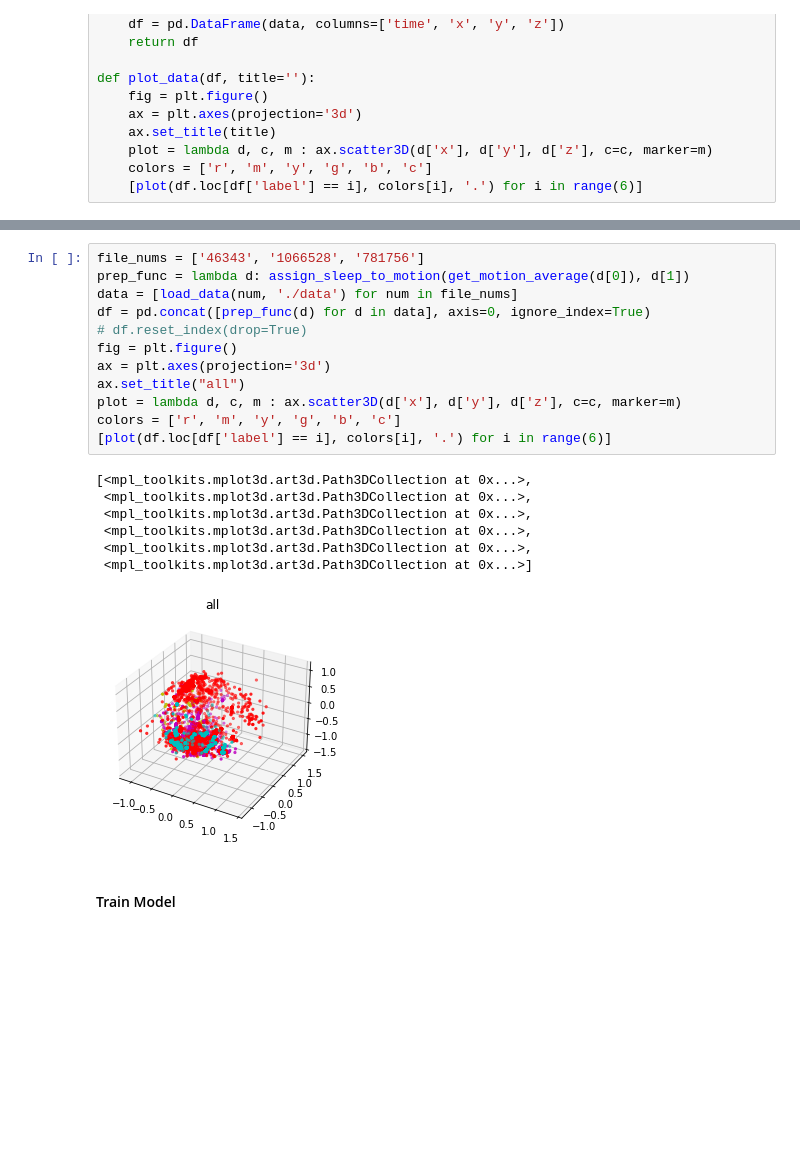
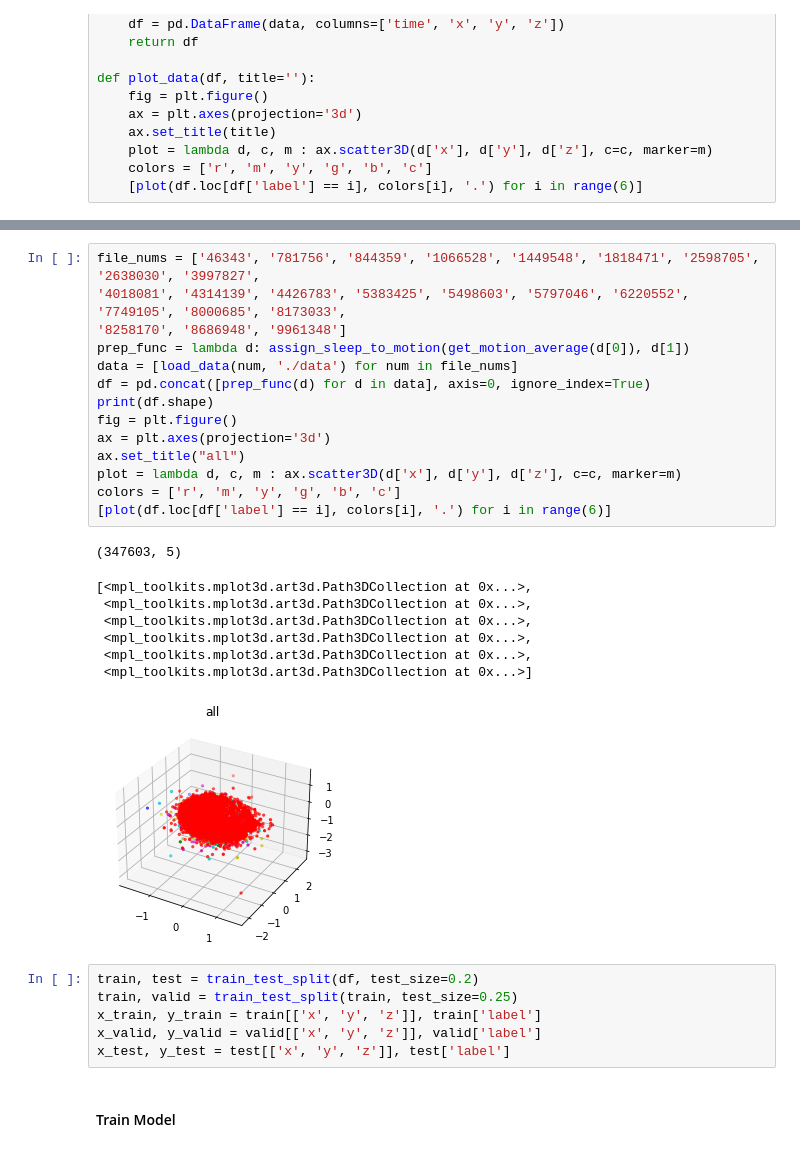
Before and after one commit to EE149-ILMN/fall-proj-2023, a Jupyter notebook: model.ipynb, the cells around one changed output, grey strips where cells are left out. Saved outputs shown, nothing was run; the diff lists cells and outputs as text; blank space fills up the shorter version.

```diff
--- a/model.ipynb
+++ b/model.ipynb
@@ -136,23 +117,32 @@ y_train, y_valid, y_test  = [d['label'] for d in (train_data, valid_data, test_d
 # %%
-file_nums = ['46343', '1066528', '781756']
+file_nums = ['46343', '781756', '844359', '1066528', '1449548', '1818471', '2598705', '2638030', '3997827',
+'4018081', '4314139', '4426783', '5383425', '5498603', '5797046', '6220552', '7749105', '8000685', '8173033',
+'8258170', '8686948', '9961348']
 prep_func = lambda d: assign_sleep_to_motion(get_motion_average(d[0]), d[1])
 data = [load_data(num, './data') for num in file_nums]
 df = pd.concat([prep_func(d) for d in data], axis=0, ignore_index=True)
-# df.reset_index(drop=True)
+print(df.shape)
 fig = plt.figure()
 ax = plt.axes(projection='3d')
 ax.set_title("all")
 plot = lambda d, c, m : ax.scatter3D(d['x'], d['y'], d['z'], c=c, marker=m)
 colors = ['r', 'm', 'y', 'g', 'b', 'c']
 [plot(df.loc[df['label'] == i], colors[i], '.') for i in range(6)]
 # %% [output]
-[<mpl_toolkits.mplot3d.art3d.Path3DCollection at 0x...>,
- <mpl_toolkits.mplot3d.art3d.Path3DCollection at 0x...>,
- <mpl_toolkits.mplot3d.art3d.Path3DCollection at 0x...>,
- <mpl_toolkits.mplot3d.art3d.Path3DCollection at 0x...>,
- <mpl_toolkits.mplot3d.art3d.Path3DCollection at 0x...>,
- <mpl_toolkits.mplot3d.art3d.Path3DCollection at 0x...>]
+(347603, 5)
+[<mpl_toolkits.mplot3d.art3d.Path3DCollection at 0x...>,
+ <mpl_toolkits.mplot3d.art3d.Path3DCollection at 0x...>,
+ <mpl_toolkits.mplot3d.art3d.Path3DCollection at 0x...>,
+ <mpl_toolkits.mplot3d.art3d.Path3DCollection at 0x...>,
+ <mpl_toolkits.mplot3d.art3d.Path3DCollection at 0x...>,
+ <mpl_toolkits.mplot3d.art3d.Path3DCollection at 0x...>]
-[figure, old version]
+[figure, new version]
+# %%
+train, test = train_test_split(df, test_size=0.2)
+train, valid = train_test_split(train, test_size=0.25)
+x_train, y_train = train[['x', 'y', 'z']], train['label']
+x_valid, y_valid = valid[['x', 'y', 'z']], valid['label']
+x_test, y_test = test[['x', 'y', 'z']], test['label']
 # %% [markdown]
 #### Train Model
 # %%
```
Also changed, not shown: parts of 11 cells of this notebook.
